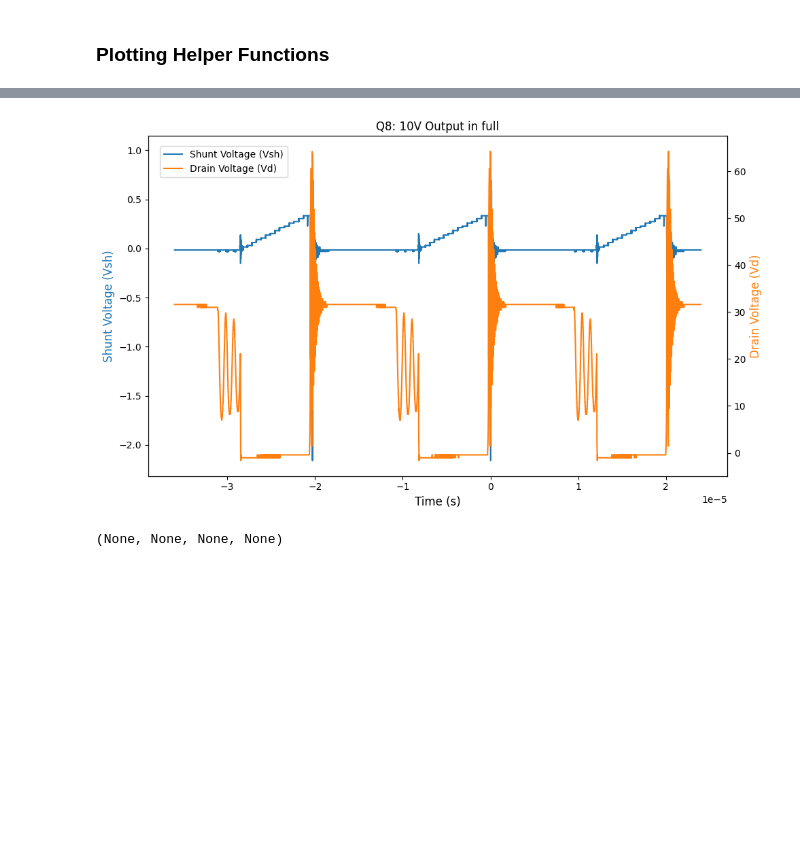
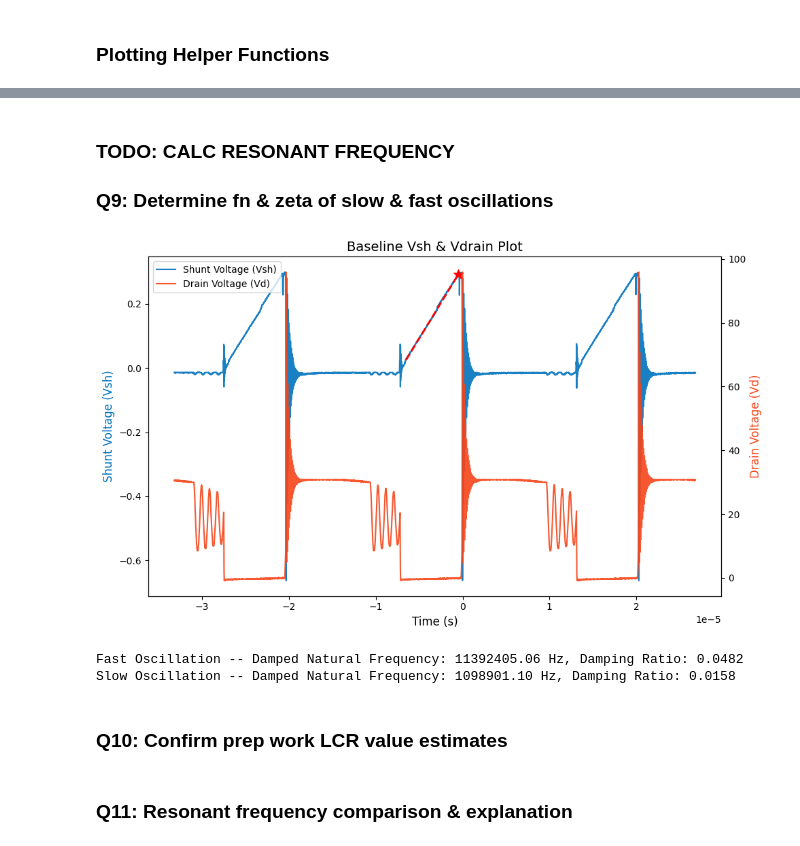
Before and after one commit to amandalchang/power-e, a Jupyter notebook: lab7/lab7.ipynb, the cells around one changed output, grey strips where cells are left out. Saved outputs shown, nothing was run; the diff lists cells and outputs as text; code cells hidden in the pictures; blank space fills up the shorter version.

```diff
--- a/lab7/lab7.ipynb
+++ b/lab7/lab7.ipynb
@@ -255,5 +307,21 @@ plot_rigol("10v_q8","Q8: 10V Output")
 # %%
-plot_rigol("10v_q8_full", "Q8: 10V Output in full")
+_ = plot_rigol("10v_q8_full", "Q8: 10V Output in full")
-# %% [output]
-[figure, removed]
-(None, None, None, None)
+# %% [markdown]
+### TODO: CALC RESONANT FREQUENCY
+### Q9: Determine fn & zeta of slow & fast oscillations
+# %%
+dvdt_bl, avg_vd_bl, peak_vsh_bl, max_vd_bl = plot_rigol("8_99v_full", "Baseline Vsh & Vdrain Plot", x1=-0.65e-5, x2=-0.05e-5, drainx=0.4e-5)
+# %% [output]
+[figure, added]
+# %%
+fd_fet, zeta_fet = analyze_oscillations_robust(peaks_fetoff, max_vd_bl)
+print(f"Fast Oscillation -- Damped Natural Frequency: {fd_fet:.2f} Hz, Damping Ratio: {zeta_fet:.4f}")
+fd_diode, zeta_diode = analyze_oscillations_robust(peaks_diodeoff, 18)
+print(f"Slow Oscillation -- Damped Natural Frequency: {fd_diode:.2f} Hz, Damping Ratio: {zeta_diode:.4f}")
+# %% [output]
+Fast Oscillation -- Damped Natural Frequency: 11392405.06 Hz, Damping Ratio: 0.0482
+Slow Oscillation -- Damped Natural Frequency: 1098901.10 Hz, Damping Ratio: 0.0158
+# %% [markdown]
+### Q10: Confirm prep work LCR value estimates
+# %% [markdown]
+### Q11: Resonant frequency comparison & explanation
```
Also changed, not shown: parts of 33 cells of this notebook.
